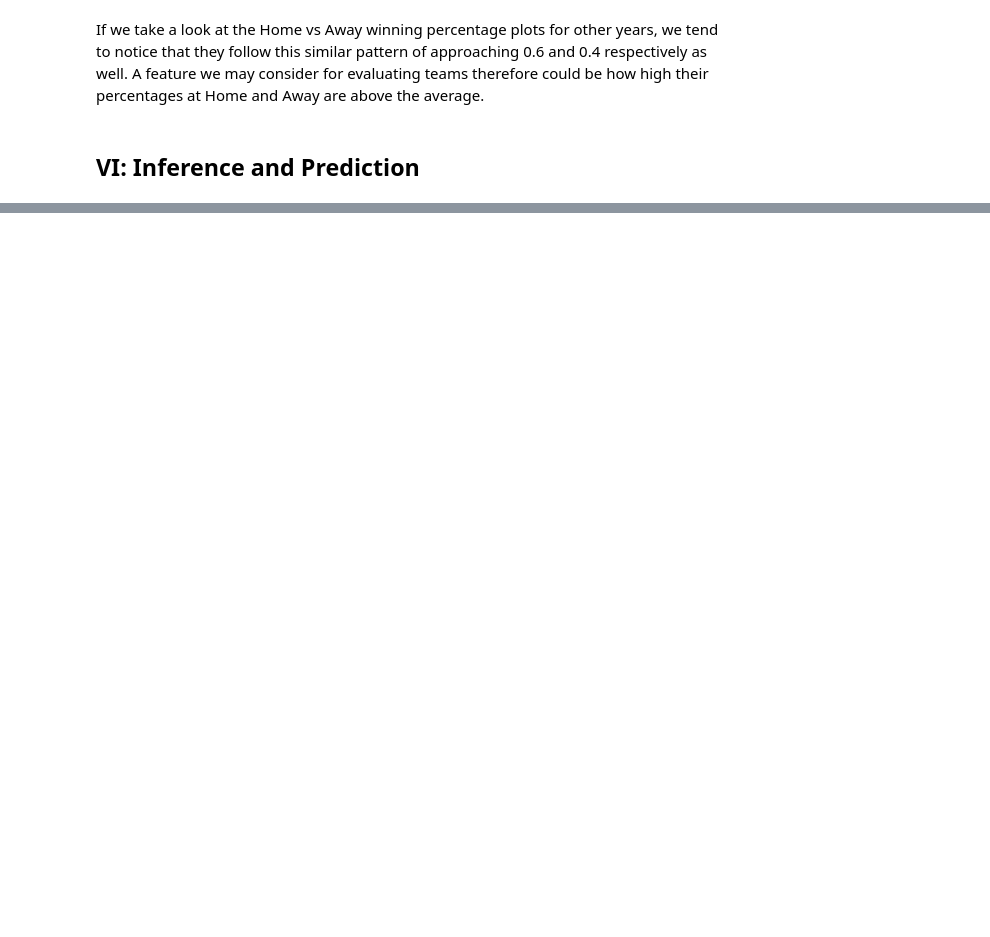
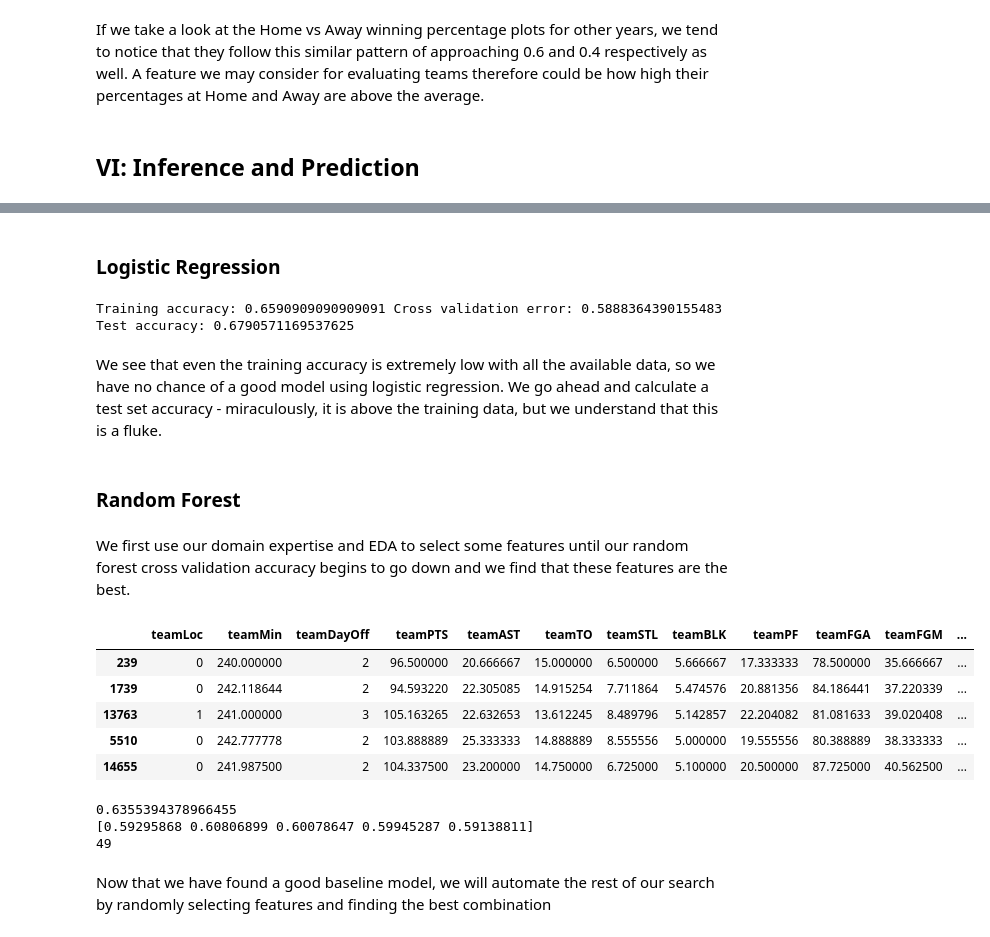
Before and after one commit to prashmalyala/ds100final, a Jupyter notebook: final.ipynb, the cells around one changed output, grey strips where cells are left out. Saved outputs shown, nothing was run; the diff lists cells and outputs as text; code cells hidden in the pictures; blank space fills up the shorter version.

```diff
--- a/final.ipynb
+++ b/final.ipynb
@@ -648,3 +614,33 @@ NameError: name 'rmse_score' is not defined
 # %%
 def rmse_score(model, X, y):
     return np.sqrt(np.mean((y - model.predict(X)) ** 2))
+# %% [markdown]
+### Logistic Regression
+# %%
+logistic_model = LogisticRegression(max_iter=500)
+logistic_model.fit(X_train_standardized, Y_train)
+
+training_accuracy = logistic_model.score(X_train_standardized, Y_train)
+test_accuracy = logistic_model.score(X_test_standardized, Y_test)
+cv_error = np.mean(cross_val_score(logistic_model, X_train_standardized, Y_train, scoring=rmse_score, cv=5))
+
+print("Training accuracy: " + str(training_accuracy) + " Cross validation error: " + str(cv_error))
+print("Test accuracy: " + str(test_accuracy))
+# %% [output]
+Training accuracy: 0.6590909090909091 Cross validation error: 0.5888364390155483
+Test accuracy: 0.6790571169537625
+# %% [markdown]
+We see that even the training accuracy is extremely low with all the available data, so we have no chance of a good model using logistic regression. We go ahead and calculate a test set accuracy - miraculously, it is above the training data, but we understand that this is a fluke.
+# %% [markdown]
+### Random Forest
+# %% [markdown]
+We first use our domain expertise and EDA to select some features until our random forest cross validation accuracy begins to go down and we find that these features are the best.
+# %%
+X_train.head()
+# %% [output]
+|  | teamLoc | teamMin | teamDayOff | teamPTS | teamAST | teamTO | teamSTL | teamBLK | teamPF | teamFGA | teamFGM | ... |
+| 239 | 0 | 240.000000 | 2 | 96.500000 | 20.666667 | 15.000000 | 6.500000 | 5.666667 | 17.333333 | 78.500000 | 35.666667 | ... |
+| 1739 | 0 | 242.118644 | 2 | 94.593220 | 22.305085 | 14.915254 | 7.711864 | 5.474576 | 20.881356 | 84.186441 | 37.220339 | ... |
+| 13763 | 1 | 241.000000 | 3 | 105.163265 | 22.632653 | 13.612245 | 8.489796 | 5.142857 | 22.204082 | 81.081633 | 39.020408 | ... |
+| 5510 | 0 | 242.777778 | 2 | 103.888889 | 25.333333 | 14.888889 | 8.555556 | 5.000000 | 19.555556 | 80.388889 | 38.333333 | ... |
+| 14655 | 0 | 241.987500 | 2 | 104.337500 | 23.200000 | 14.750000 | 6.725000 | 5.100000 | 20.500000 | 87.725000 | 40.562500 | ... |
@@ -651,7 +649,12 @@ def rmse_score(model, X, y):
 # %%
-#validation_error = np.mean(cross_val_score(model, X_train_standardized, Y_train, scoring=rmse_score, cv=5))
-test_accuracy = model.score(X_train_standardized, Y_train)
-#cross_val_score(model, X_train, Y_train, scoring=rmse_score, cv=5)
-#rmse_score(model, X_test_standardized, Y_test)
-(model.predict(X_test_standardized) == Y_test).all()
-print(test_accuracy)
+random_forest_model = ensemble.RandomForestClassifier(random_state=42, n_estimators=100)
+random_forest_model.fit(X_train[features], Y_train)
+train_accuracy = random_forest_model.score(X_train[features], Y_train)
+
+cv_error = np.mean(cross_val_score(model, X_train_standardized[features], Y_train, scoring=rmse_score, cv=5))
+print(cross_val_score(model, X_train_standardized[features], Y_train, scoring=rmse_score, cv=5))
+print(len(features))
+# %% [output]
+0.6355394378966455
+[0.59295868 0.60806899 0.60078647 0.59945287 0.59138811]
+49
@@ -667,0 +661,2 @@ print(test_accuracy)
+# %% [markdown]
+Now that we have found a good baseline model, we will automate the rest of our search by randomly selecting features and finding the best combination
```
Also changed, not shown: parts of 17 cells of this notebook.
